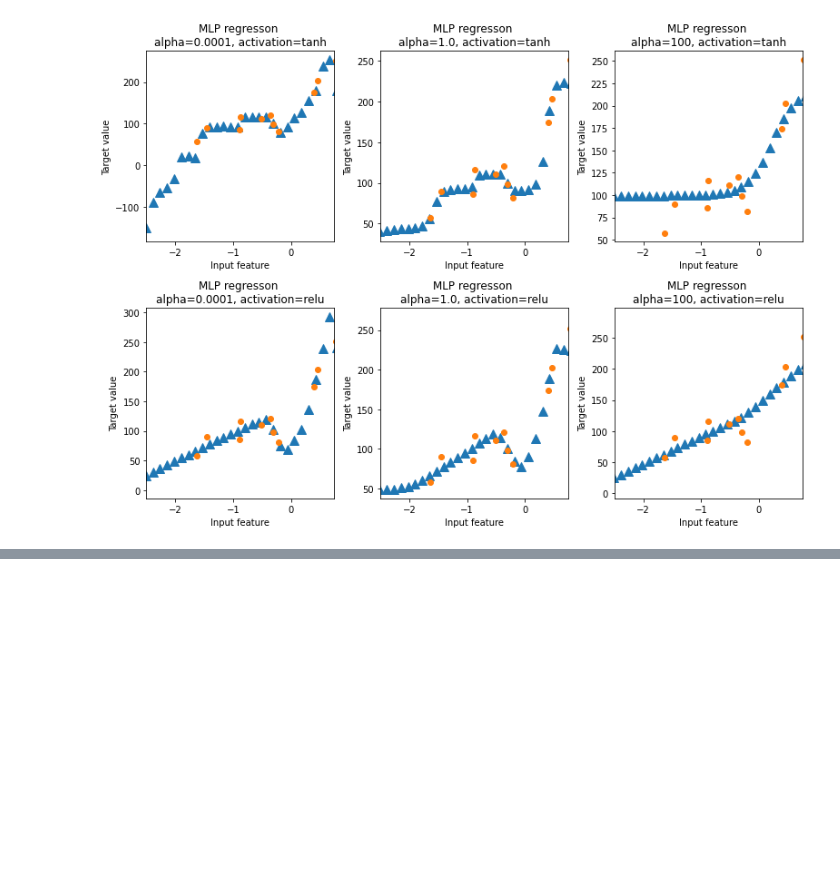
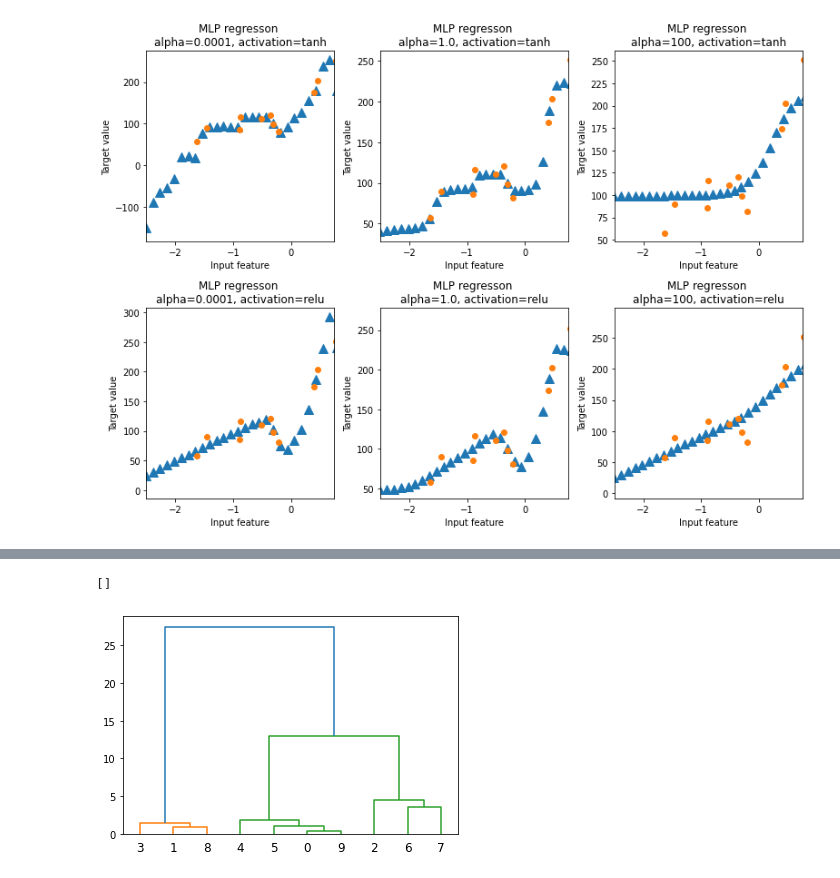
Before and after one commit to EduardoMontero-100/DataScience, a Jupyter notebook: coursera/excercises_ml.ipynb, the cells around one changed output, grey strips where cells are left out. Cells and saved outputs as stored; diff of their text form; code cells hidden in the pictures; blank space fills up the shorter version.

```diff
--- a/coursera/excercises_ml.ipynb
+++ b/coursera/excercises_ml.ipynb
@@ -1588,0 +1699,15 @@ for thisaxisarrow, thisactiviation in zip(subaxes, ['tanh', 'relu']):
+# %%
+## A dendogram can be used to visualize an agglomerative cluster
+## we can use scipy
+from scipy.cluster.hierarchy import ward,dendrogram
+from sklearn.datasets import make_blobs
+from sklearn.cluster import AgglomerativeClustering
+import matplotlib.pyplot as plt
+
+X, y = make_blobs(random_state = 10, n_samples = 10)
+plt.figure()
+dendrogram(ward(X))
+plt.plot()
+# %% [output]
+[]
+[figure, added]
```
Also changed, not shown: parts of 11 cells of this notebook.
